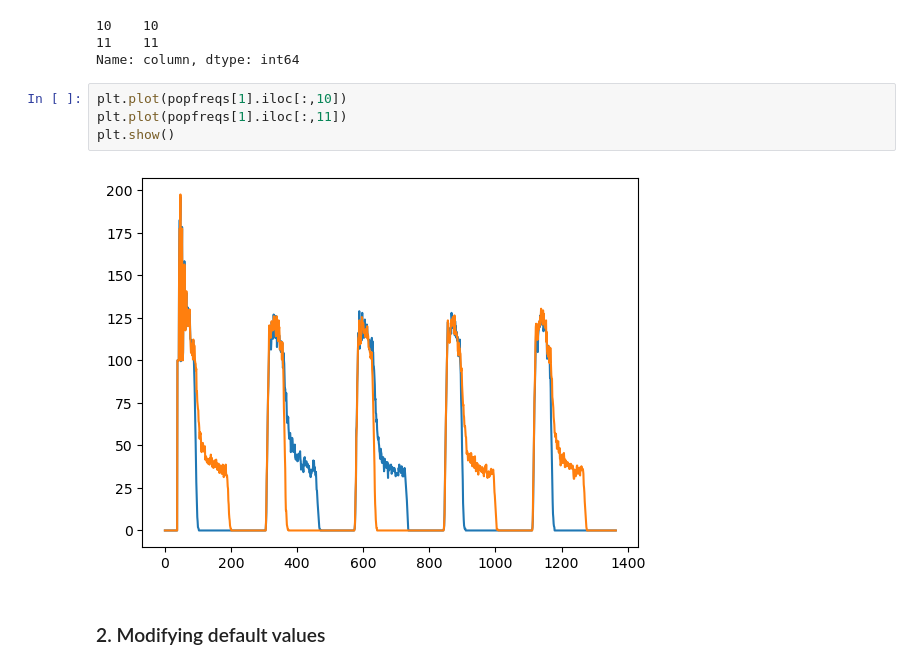
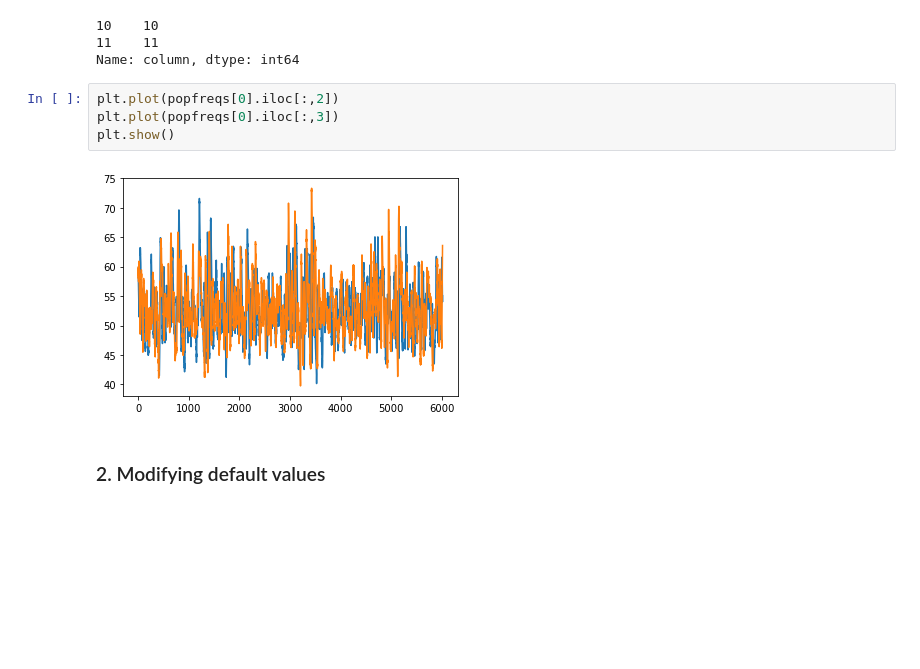
Before and after one commit to jyotikab/cbgt2, a Jupyter notebook: network_simulation-03.ipynb, the cells around one changed output. Drawn from its saved outputs; the diff is of its cells as text; blank space fills up the shorter version.

```diff
--- a/network_simulation-03.ipynb
+++ b/network_simulation-03.ipynb
@@ -228,11 +230,11 @@ popdata[0][popdata[0]['name'] == 'LIP']['column']
 11    11
 Name: column, dtype: int64
 # %%
-plt.plot(popfreqs[1].iloc[:,10])
-plt.plot(popfreqs[1].iloc[:,11])
+plt.plot(popfreqs[0].iloc[:,2])
+plt.plot(popfreqs[0].iloc[:,3])
 plt.show()
 # %% [output]
-[figure, old version]
+[figure, new version]
 # %% [markdown]
 ### 2. Modifying default values
 # %% [markdown]
```
Also changed, not shown: parts of 7 cells of this notebook.
